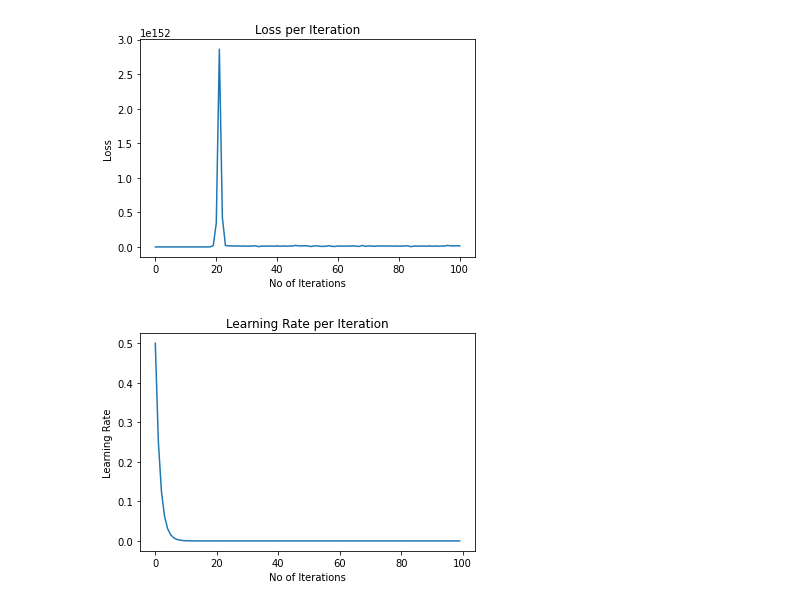
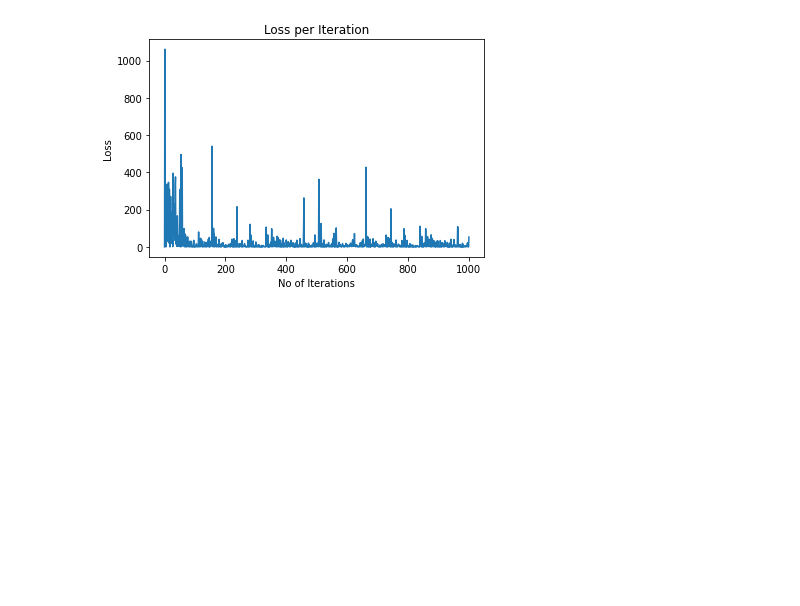
Before and after one commit to PhaneendraYedidi/Machine-Learning-Practices, a Jupyter notebook: 06_Implement_SGD.ipynb, the cells around one changed output. Drawn from its saved outputs; the diff is of its cells as text; code cells hidden in the pictures; blank space fills up the shorter version.

```diff
--- a/06_Implement_SGD.ipynb
+++ b/06_Implement_SGD.ipynb
@@ -26,9 +26,15 @@ Y = load_boston().target
 scaler = preprocessing.StandardScaler().fit(X)
 X = scaler.transform(X)
 # %%
-clf = SGDRegressor()
+clf = SGDRegressor(learning_rate='constant')
 clf.fit(X, Y)
-print(mean_squared_error(Y, clf.predict(X)))
-print(clf.coef_)
-print(clf.intercept_)
+MSE_SK = mean_squared_error(Y, clf.predict(X))
+print('***SKLearn SGDRegressor***')
+print('Mean Square Error',str(MSE_SK))
+W_SK = clf.coef_
+print('Weights (Coeff)')
+print(W_SK)
+B_SK= clf.intercept_
+print('Intercept')
+print(B_SK)
 # %% [output]
@@ -40,46 +49,41 @@ print(clf.intercept_)
 # %%
 class SGDImplementation:
   def __init__(self):
-    seed(13)
-    self.lambda_Value = 1
-    self.wOld = rand(13) # X is 13 dimensional
-    #print(self.wOld)
-    self.bOld = rand()
-    #print(self.bOld)
+    seed(10)
+    self.lambda_Value = 0.0001 #SGDRegularizer default alpha
+    self.coef_ = self.wOld = rand(13) # X is 13 dimensional
+    self.intercept_ = self.bOld = rand()
 
   def fit(self,X, Y):
     #Shuffle the data
     X,Y = self.randomShuffle(X,Y)
 
     #Set hyperparameters
-    l = 0.5 # As per live video,
-    #l = 0.0001 # As per sklearn doc
-
+    l = 0.01# learning rate when learning_rate='constant'... eta = eta0 ... eta0=0.01
     loss_List = [0]
     loss_Per_List = [0]
     l_list = []
 
-    for i in range(100):
+    for i in range(1000):
       l_list.append(l)
-      X_Sam, Y_Sam = self.getBatchSamples(X,Y,10,i)
+      X_Sam, Y_Sam = self.getBatchSamples(X,Y,1,i)
       wNew = self.wOld - (l*self.dldw(X_Sam,Y_Sam,self.wOld,self.bOld))
       bNew = self.bOld - (l*self.dldb(X_Sam,Y_Sam,self.wOld,self.bOld))
       lNew = self.lNew(X_Sam,Y_Sam,wNew,bNew)
       loss_Per = ((loss_List[-1] - lNew + 0.00001)/(loss_List[-1] + 0.00001)) * 100
       loss_List.append(lNew)
       loss_Per_List.append(loss_Per)
-      #print('wNew')
-      #print(wNew)
-      #print('bNew')
-      #print(bNew)
       self.wOld = wNew # useful for next iteration
       self.bOld = bNew
 
       # update learning rate
-      l = self.updateL(l,i)
-      #if loss_Per < 0.1:
-      #  print('i',str(i))
-      #  break
+      #l = self.updateL(l,i)
+      if abs(loss_Per) < 0.1:
+        print('breaked')
+        break
+
+    self.coef_ = self.wOld
+    self.intercept_ = self.bOld
 
     plt.plot(loss_List)
     plt.xlabel('No of Iterations')
@@ -87,14 +91,10 @@ class SGDImplementation:
     plt.title('Loss per Iteration')
     plt.show()
 
-    plt.plot(l_list)
-    plt.xlabel('No of Iterations')
-    plt.ylabel('Learning Rate')
-    plt.title('Learning Rate per Iteration')
-    plt.show()
 
   def predict(self,X):
     return X.dot(self.wOld) + self.bOld
+    #return self.wOld.dot(X) + self.bOld
 
   def randomShuffle(self,X,Y):
     #https://pynative.com/python-random-shuffle/
@@ -106,10 +106,11 @@ class SGDImplementation:
   def getBatchSamples(self,X,Y,k,i):
     #k - number of items to select
     #i - iteration number
+    j = i
     if i >= len(Y)/k: #if i*k is more than list of elements then modulus of  "i %= int(len(Y)/k)"" is used to select already selected values
-      i %= int(len(Y)/k)
+      j = j % int(len(Y)/k)
     dTrain = list(zip(X,Y))
-    sample = dTrain[i*k: i*k+k]
+    sample = dTrain[j*k: j*k+k]
     X_New, Y_New = zip(*sample)
     return np.array(X_New), np.array(Y_New)
 
@@ -121,38 +122,44 @@ class SGDImplementation:
    #Calculating the new loss
   def lNew(self,X, Y, wNew, bNew):
     n = X.shape[0]
     LSum = 0
+    wNewT = (np.array([wNew])).T
     for i in range(n):
-      z = pow((Y[i]-(wNew.dot(X[i]) + bNew)),2)
+      z = pow((Y[i]-(wNew.dot(X[i]) + bNew)),2) + self.lambda_Value * wNew.dot(wNewT)
       LSum += z
-    wSum = 0
     return LSum
 
   #Calculating the derivatives dldw and dldb
   def dldw(self,X, Y, wOld, bOld):
     n = X.shape[0]
     dldwSum = 0
     for i in range(n):
       z = 2*(Y[i]-(wOld.dot(X[i]) + bOld))*(-X[i]) + self.lambda_Value*(2*wOld)
       dldwSum += z
     return dldwSum
 
   def dldb(self,X, Y, wOld, bOld):
     n = X.shape[0]
     dldwSum = 0
     for i in range(n):
       z = 2*(Y[i]-(wOld.dot(X[i]) + bOld))*(-1)
       dldwSum += z
     return dldwSum
 
 X = load_boston().data
 Y = load_boston().target
+scaler = preprocessing.StandardScaler().fit(X)
+X = scaler.transform(X)
 clf_Own = SGDImplementation()
 clf_Own.fit(X, Y)
-print(mean_squared_error(Y, clf_Own.predict(X)))
-
-print(clf_Own.wOld)
-print(clf_Own.bOld)
+MSE_Own = mean_squared_error(Y, clf_Own.predict(X))
+print('***Custom SGDRegressor***')
+print('Mean Square Error',str(MSE_Own))
+W_Own = clf_Own.coef_
+print('Weights (Coeff)')
+print(W_Own)
+B_Own= clf_Own.intercept_
+print('Intercept')
+print(B_Own)
 # %% [output]
-[figure, old version]
+[figure, new version]
-[figure, removed]
```
Also changed, not shown: parts of 11 cells of this notebook.
